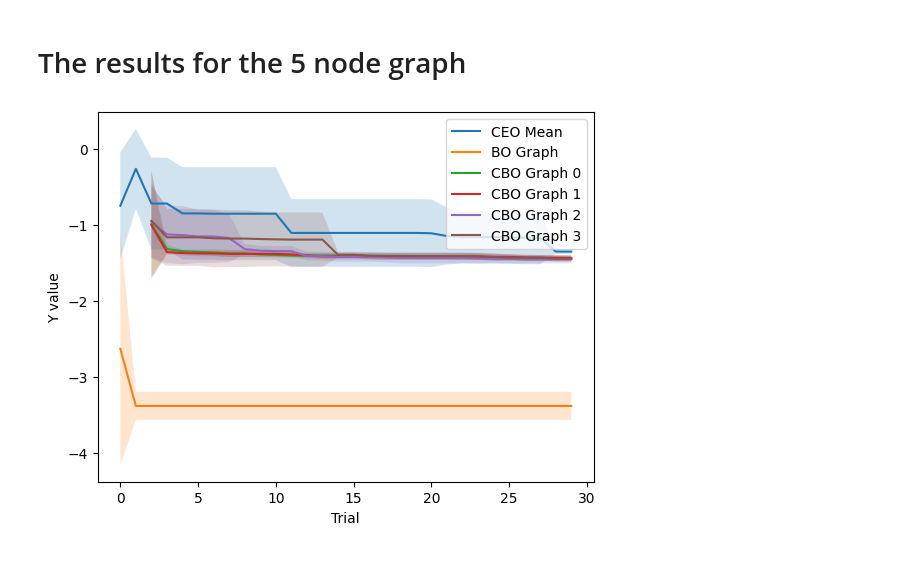
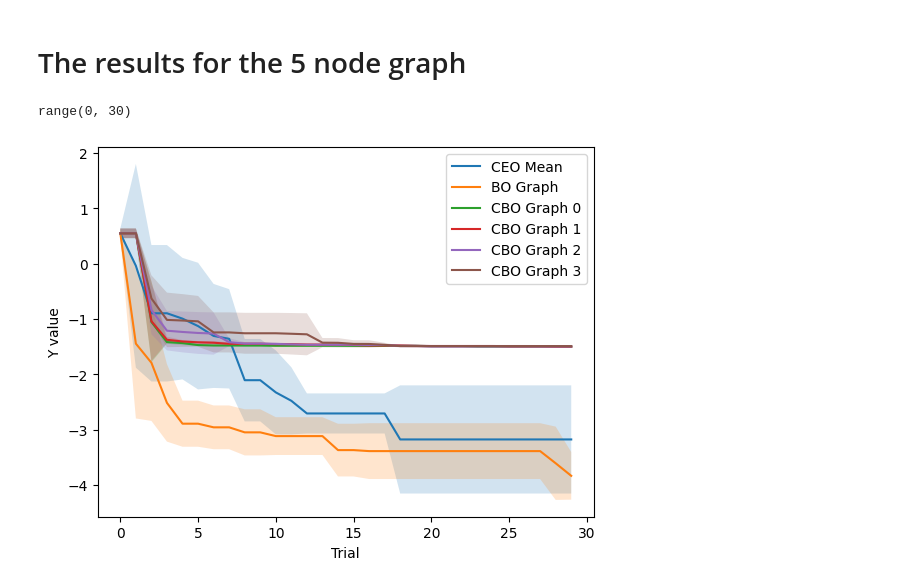
Before and after one commit to FearTheDeer9/AmortizedBayesianOptimization, a Jupyter notebook: results/graph5_results_notebook.ipynb, the cells around one changed output. Drawn from its saved outputs; the diff is of its cells as text; code cells hidden in the pictures.

```diff
--- a/results/graph5_results_notebook.ipynb
+++ b/results/graph5_results_notebook.ipynb
@@ -91,9 +92,10 @@ def plot_everything(base_path, experiment, noiseless: bool = True, save_file: bo
 # %%
 # Load results for each experiment type
 base_path = 'Graph5'
-plot_everything(base_path, 'Best_Y')
+plot_everything(base_path, 'Best_Y', noiseless=False, save_file=True)
 # %% [output]
+range(0, 30)
-[figure, old version]
+[figure, new version]
 # %%
 # Load results for each experiment type
 base_path = 'Graph5'
```
Also changed, not shown: parts of 5 cells of this notebook, 10 other files.
